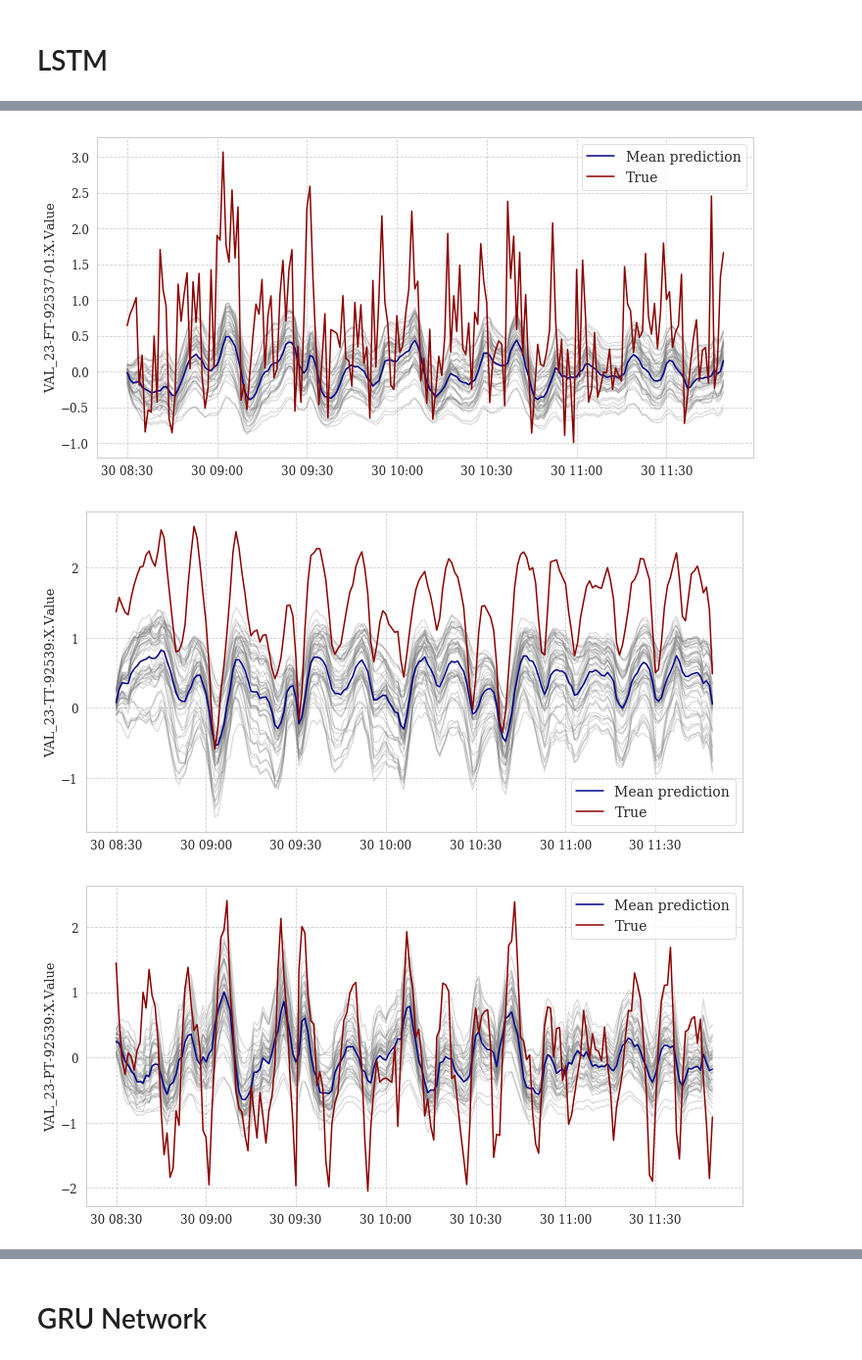
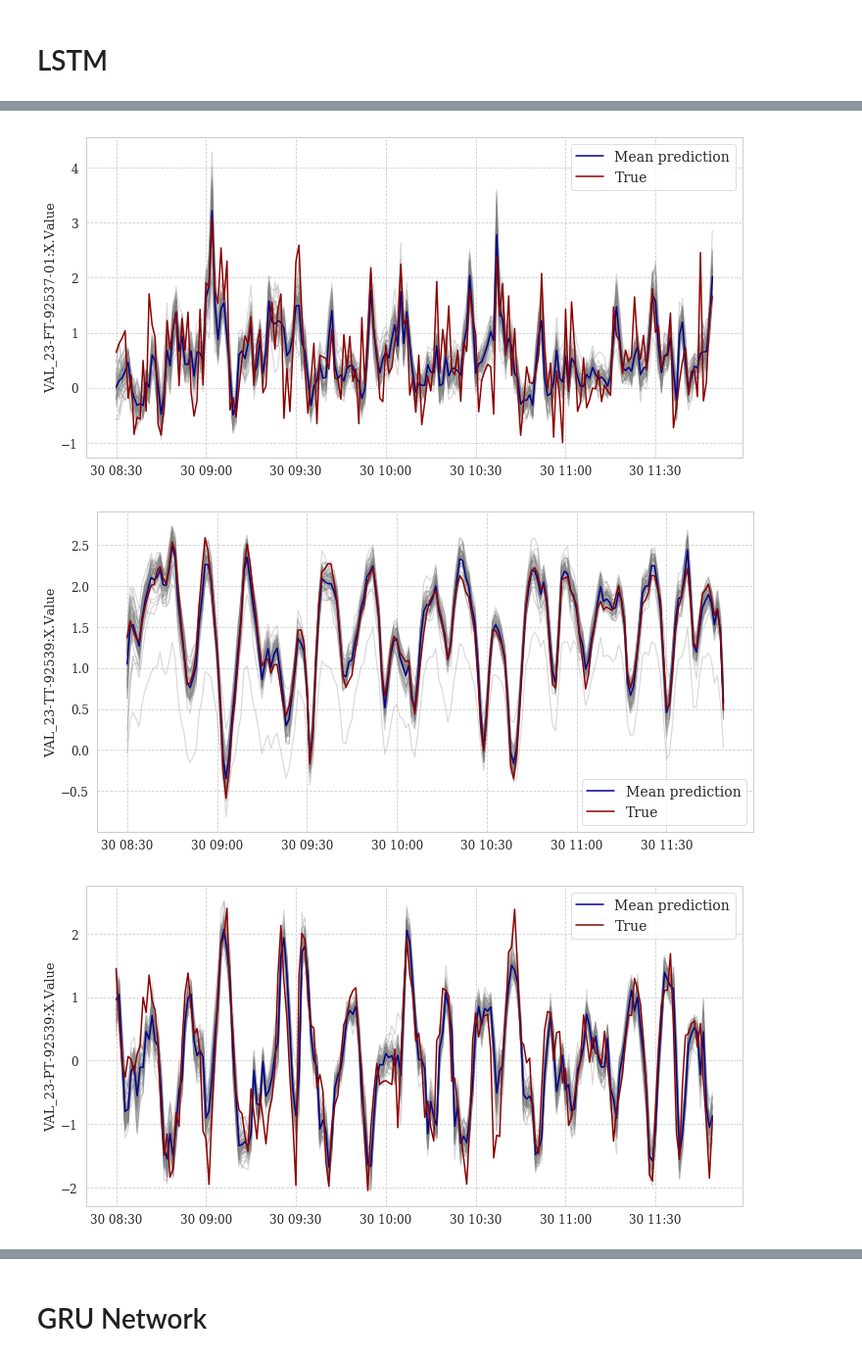
Before and after one commit to hreiten/master-thesis, a Jupyter notebook: src/predictive-models/rnns.ipynb, the cells around one changed output, grey strips where cells are left out. Shown: that part at 98% size. Drawn from its saved outputs; the diff is of its cells as text; code cells hidden in the pictures.

Commit message:
Finished ensemble models. Updated demo notebook.  (#54)
* temp commit

* Temp commit

* Finished ensemble model and summary notebook

* Finished ensemble models. Updated demo notebook.

```diff
--- a/src/predictive-models/rnns.ipynb
+++ b/src/predictive-models/rnns.ipynb
@@ -54,8 +48,8 @@ tf.set_random_seed(SEED)
 # %% [markdown]
 ## Read and load data
 # %%
-#df_train, df_valid, df_test = f.load_data()
-df_train, df_valid, df_test = f.load_data(dummy_data=True, dummy_obs=5000)
+df_train, df_valid, df_test = f.load_data()
+#df_train, df_valid, df_test = f.load_data(dummy_data=True, dummy_obs=5000)
 stats, ts, ts_train, ts_valid, ts_test = f.load_metadata()
 
 # split datasets into features and targets
@@ -185,6 +179,9 @@ def evaluate_model(model_func,train_tuple, valid_tuple, test_tuple,
         'test': test_dict,
     }
 
+    # save dictionary to model folder
+    f.save_pickle(obj=return_dict, fpath=model_folder+"model_dict.pkl")
+
     return return_dict
 # %%
 def make_summary_for_dict(model_dict,
@@ -227,7 +224,7 @@ def make_summary_for_dict(model_dict,
 # %% [markdown]
 # LSTM
 # %%
-def lstm_architecture(x_shape, y_shape):
+def lstm_128(x_shape, y_shape):
     input_layer = Input(shape=(None,x_shape[-1]))
     layer_1 = layers.LSTM(128,
                          dropout = 0.3,
@@ -241,13 +238,13 @@ def lstm_architecture(x_shape, y_shape):
 # %%
 K.clear_session()
 
-name = "dummy_run"
+name = "lstm_128_1"
 n_predictions = 50
 lookback = 6 * 60
 batch_size = 256
-epochs = 2
+epochs = 50
 
-lstm_128_dict = evaluate_model(model_func=lstm_architecture,
+lstm_128_dict = evaluate_model(model_func=lstm_128,
                                train_tuple=(x_train, y_train),
                                valid_tuple=(x_valid, y_valid),
                                test_tuple=(x_test, y_test),
@@ -290,7 +296,7 @@ Epoch 00002: val_loss improved from 0.78870 to 0.69871, saving model to /home/sh
 +-----+-------------+---------------+----------------+-----------------+
-[figure, old version]
+[figure, new version]
-[figure, old version]
+[figure, new version]
-[figure, old version]
+[figure, new version]
 # %%
 make_summary_for_dict(lstm_128_dict)
 # %% [output]
```
Also changed, not shown: parts of 16 cells of this notebook, 47 other files.
